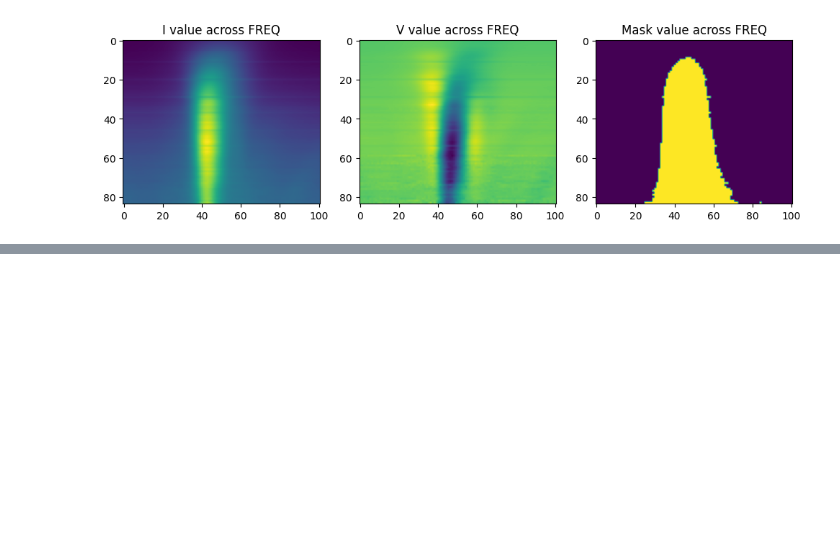
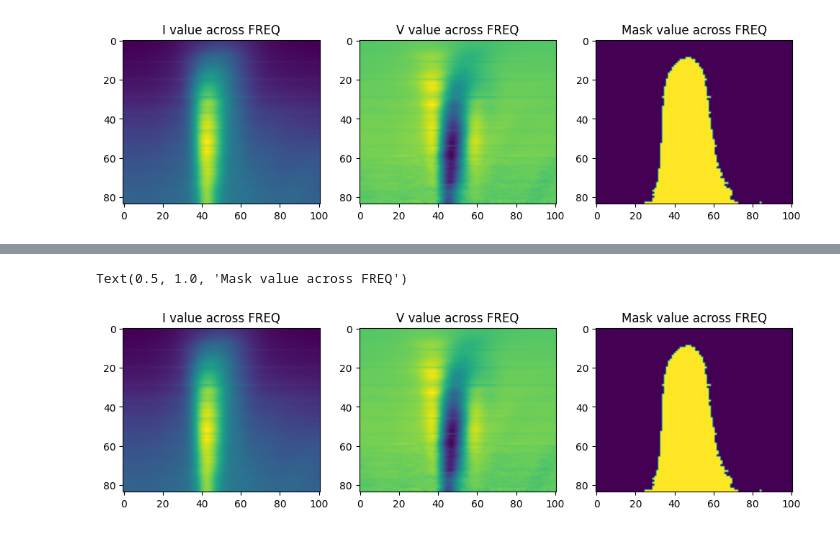
Before and after one commit to SpbfSAO/RATANSunPy, a Jupyter notebook: notebooks/AR Extractor.ipynb, the cells around one changed output, grey strips where cells are left out. Saved outputs shown, nothing was run; the diff lists cells and outputs as text; code cells hidden in the pictures; blank space fills up the shorter version.

Commit message:
feat: add freq data to ar

```diff
--- a/notebooks/AR Extractor.ipynb
+++ b/notebooks/AR Extractor.ipynb
@@ -41,5 +43,4 @@ plt.subplot(133); plt.imshow(mask_2673); plt.title("Mask value across FREQ")
 Text(0.5, 1.0, 'Mask value across FREQ')
 [figure]
 # %%
-#вот так например можно посчитать площади
-np.sum(np.ma.masked_equal((ar_2673*mask_2673), 0)[0], axis=1).data
+ar_hdul, filename = handler.process_one_regions(latitude=408.69, ar_number='2673')
@@ -66,0 +69,8 @@ array([ 0.        ,  0.        ,  0.        ,  0.        ,  0.        ,
+# %%
+plt.figure(figsize=(12,5))
+plt.subplot(131); plt.imshow(ar_hdul[0].data[0]); plt.title("I value across FREQ")
+plt.subplot(132); plt.imshow(ar_hdul[0].data[1]); plt.title("V value across FREQ")
+plt.subplot(133); plt.imshow(ar_hdul[0].data[2]); plt.title("Mask value across FREQ")
+# %% [output]
+Text(0.5, 1.0, 'Mask value across FREQ')
+[figure, added]
```
Also changed, not shown: parts of 4 cells of this notebook, 1 other file.
